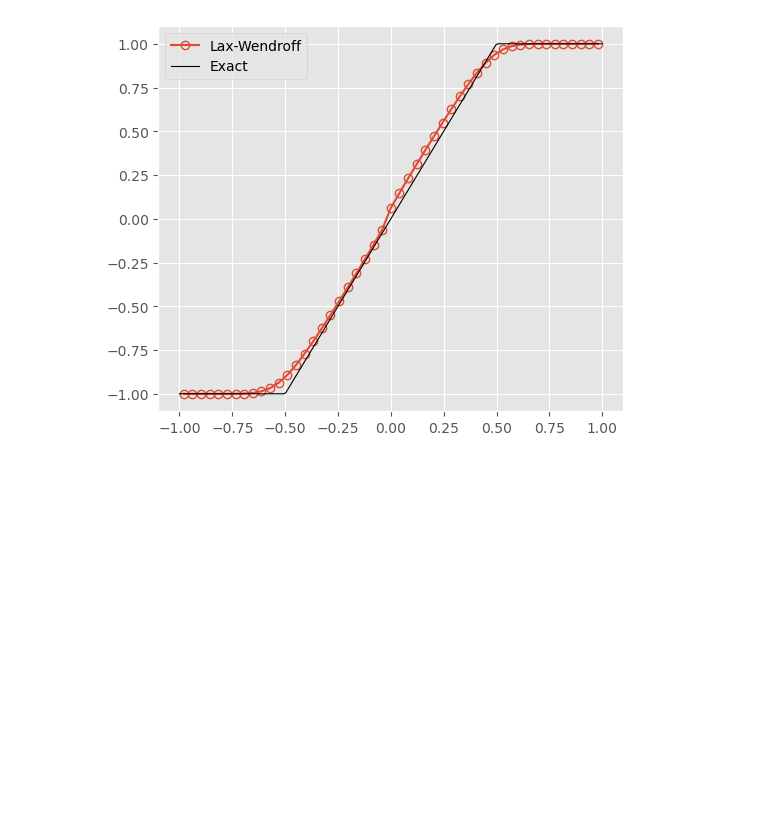
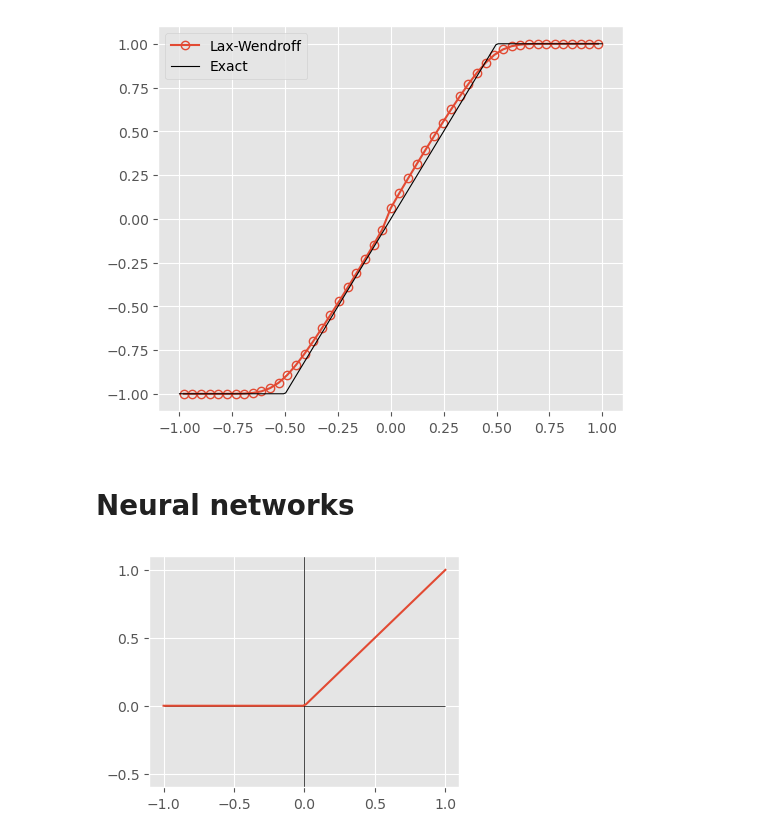
Before and after one commit to benwaad/ninn, a Jupyter notebook: Theory/example_plots.ipynb, the cells around one changed output. Saved outputs shown, nothing was run; the diff lists cells and outputs as text; code cells hidden in the pictures; blank space fills up the shorter version.

```diff
--- a/Theory/example_plots.ipynb
+++ b/Theory/example_plots.ipynb
@@ -320,3 +320,23 @@ INFO: Created scheme with Δt/Δx = 0.49.
 Finished at t = 0.5000000000000001
 [figure]
 [figure]
+# %% [markdown]
+# Neural networks
+# %%
+relu = lambda x: np.maximum(x, 0)
+sigmoid = lambda x: 1/(1+np.exp(-x))
+tanh = lambda x: np.tanh(x)
+ylims = (-.6, 1.1)
+
+x = np.linspace(-1,1,100)
+fig = plt.figure(figsize=(4,3))
+ax = fig.add_subplot(111)
+ax.set_yticks([-1,-.5,0,.5,1])
+ax.set_ylim(*ylims)
+ax.hlines([0], x[0], x[-1], color='black', linewidth=.5)
+ax.vlines([0], *ylims, color='black', linewidth=.5)
+ax.plot(x, relu(x))
+fig.savefig('img/network/relu.pdf')
+plt.show()
+# %% [output]
+[figure, added]
```
Also changed, not shown: 4 other files.
